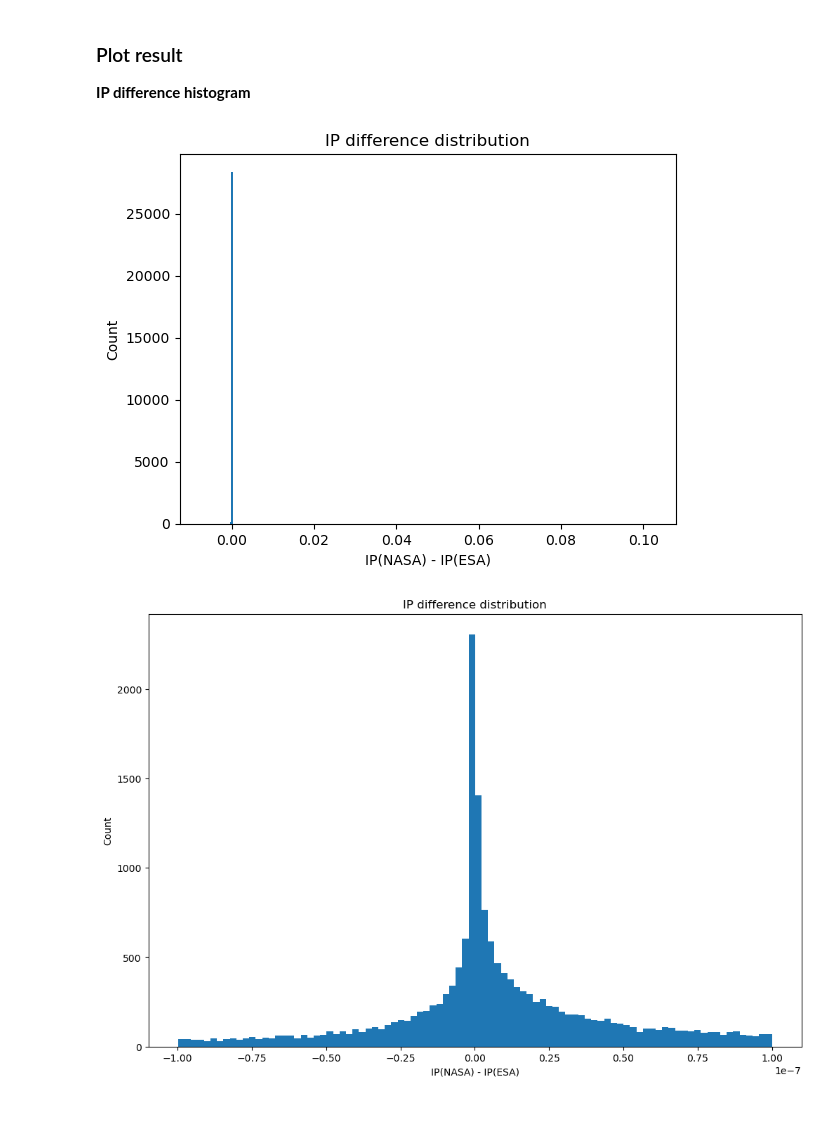
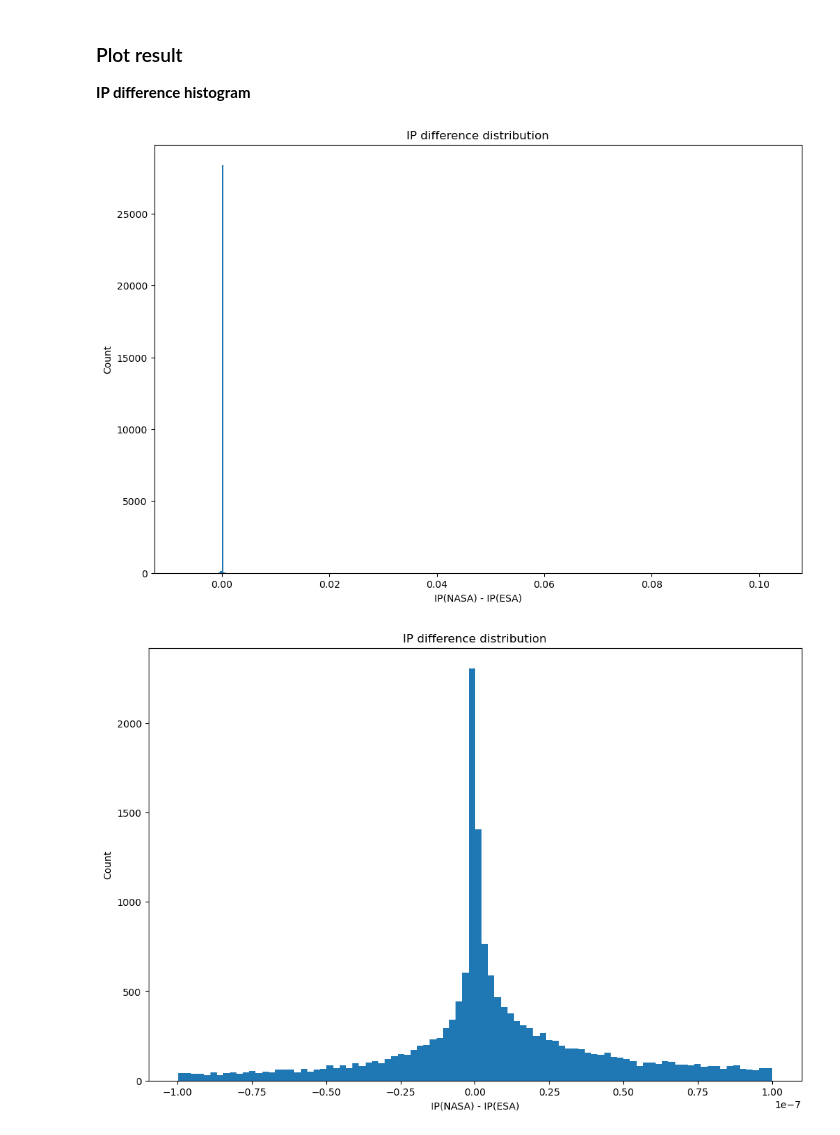
Before and after one commit to kiyo-astro/ASTR302_projectNEO, a Jupyter notebook: view_result.ipynb, the cells around one changed output. Saved outputs shown, nothing was run; the diff lists cells and outputs as text; code cells hidden in the pictures.

```diff
--- a/view_result.ipynb
+++ b/view_result.ipynb
@@ -99,14 +99,15 @@ Table length=28566
 ### Plot result
 **IP difference histogram**
 # %%
+plt.figure(figsize = (12, 8))
 _ = plt.hist(NASA_ESA_ip_table["ip_difference"], bins="auto")
 # _ = plt.hist(NASA_ESA_ip_table[(NASA_ESA_ip_table["ip_agreement"] != None)]["ip_difference"], bins="auto")
 plt.xlabel("IP(NASA) - IP(ESA)")
 plt.ylabel("Count")
 plt.title("IP difference distribution")
 plt.show()
 # %% [output]
-[figure, old version]
+[figure, new version]
 # %%
 plt.figure(figsize = (12, 8))
 _ = plt.hist(NASA_ESA_ip_table[(abs(NASA_ESA_ip_table["ip_difference"]) < 0.0000001)]["ip_difference"], bins="auto")
```
Also changed, not shown: parts of 2 cells of this notebook.
